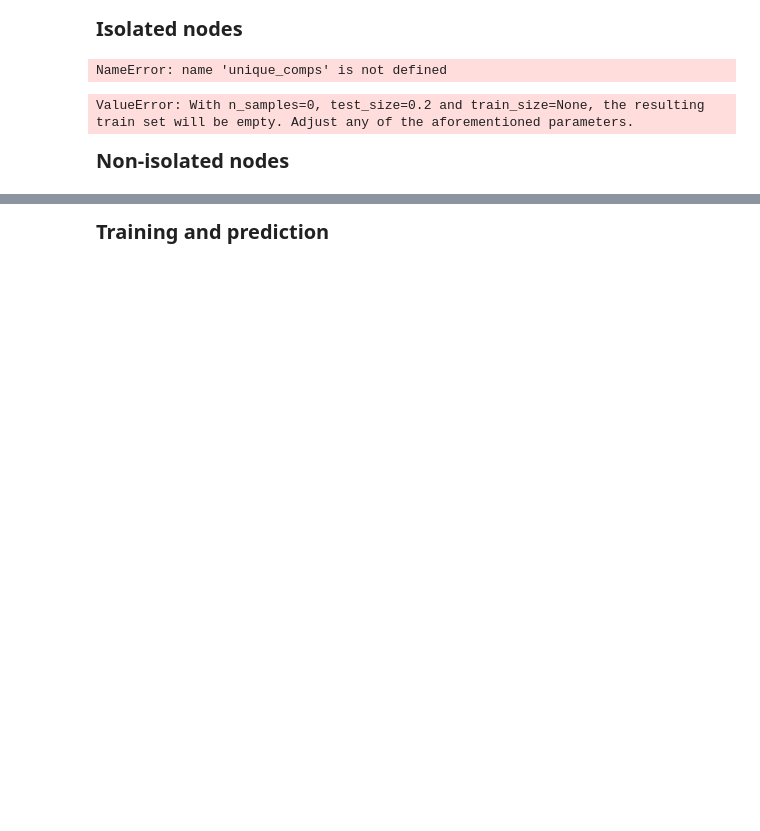
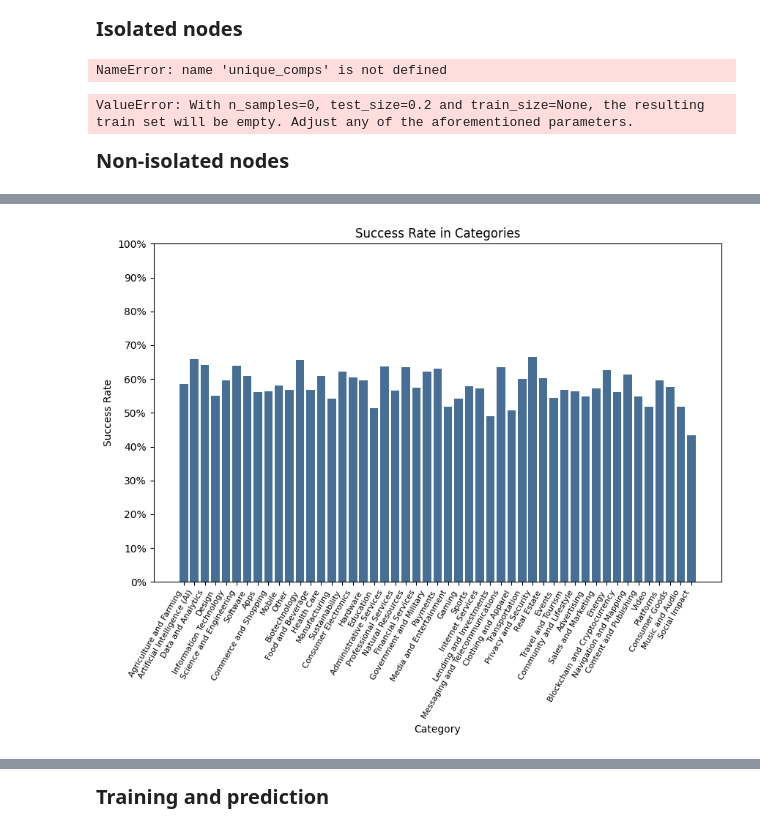
Before and after one commit to Haven397/MSc-project, a Jupyter notebook: code_test.ipynb, the cells around one changed output, grey strips where cells are left out. Cells and saved outputs as stored; diff of their text form; code cells hidden in the pictures; blank space fills up the shorter version.

```diff
--- a/code_test.ipynb
+++ b/code_test.ipynb
@@ -398,0 +517,22 @@ fea_df['class_avg_closeness'] = avg_cla_clo
+# %%
+categories = list(cla_success_rate.keys())
+cla_success_rates = list(cla_success_rate.values())
+
+# 绘制柱状图
+plt.figure(figsize=(10, 6))
+plt.bar(categories, cla_success_rates, color='#476f95')
+
+# 添加标题和标签
+plt.xlabel('Category')
+plt.ylabel('Success Rate')
+plt.title('Success Rate in Categories')
+
+# 显示百分比格式的 y 轴标签
+plt.yticks([i/10 for i in range(11)], [f'{i*10}%' for i in range(11)])
+plt.xticks(rotation=60, ha='right', fontsize=8)
+
+# 显示图表
+plt.savefig('categories success rate.png', dpi=300, bbox_inches='tight')
+plt.show()
+# %% [output]
+[figure, added]
```
Also changed, not shown: parts of 47 cells of this notebook, 17 other files.
